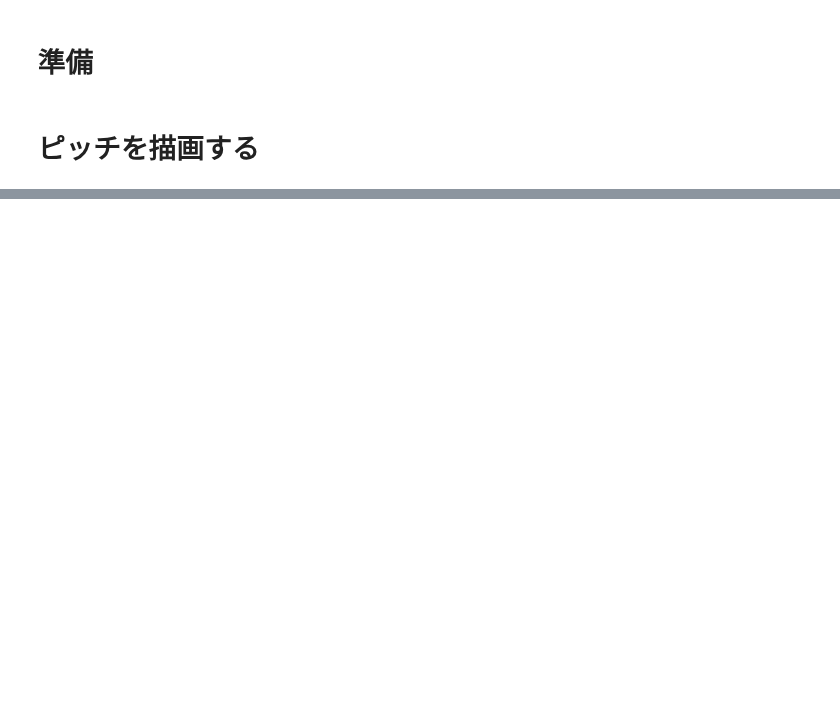
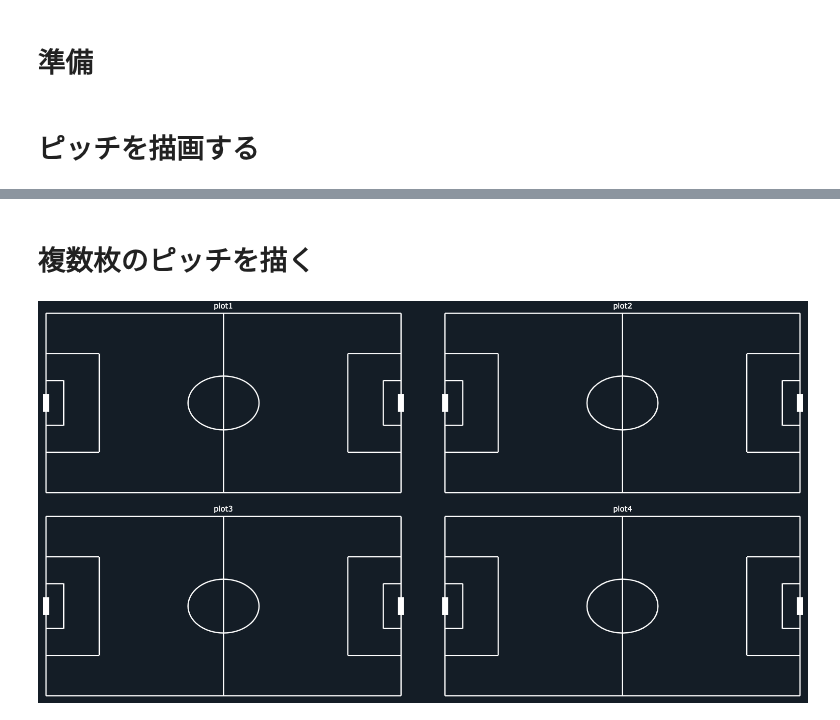
Before and after one commit to saeeeeru/WyscoutAnalyzer, a Jupyter notebook: notebook/TrialPlotly/1-plot_pitches.ipynb, the cells around one changed output, grey strips where cells are left out. Drawn from its saved outputs; the diff is of its cells as text; code cells hidden in the pictures; blank space fills up the shorter version.

```diff
--- a/notebook/TrialPlotly/1-plot_pitches.ipynb
+++ b/notebook/TrialPlotly/1-plot_pitches.ipynb
@@ -59,0 +57,2 @@ fig.show()
+# %% [markdown]
+# 複数枚のピッチを描く
@@ -59,0 +105,6 @@ fig.show()
+# %%
+fig = draw_pitches(2, 2, ['plot1', 'plot2', 'plot3', 'plot4'])
+
+fig.show()
+# %% [output]
+[figure, added]
```
Also changed, not shown: parts of 3 cells of this notebook, 2 other files.
